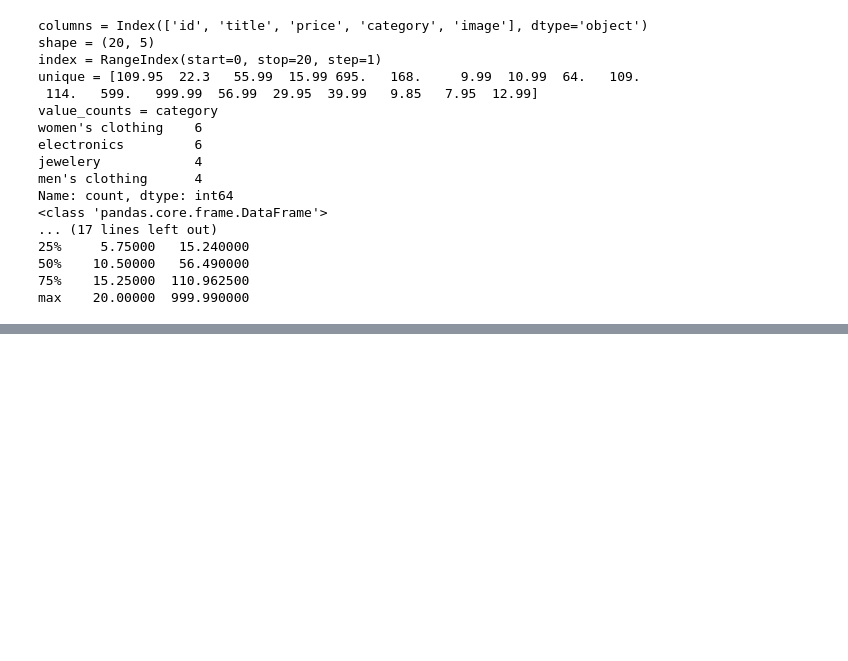
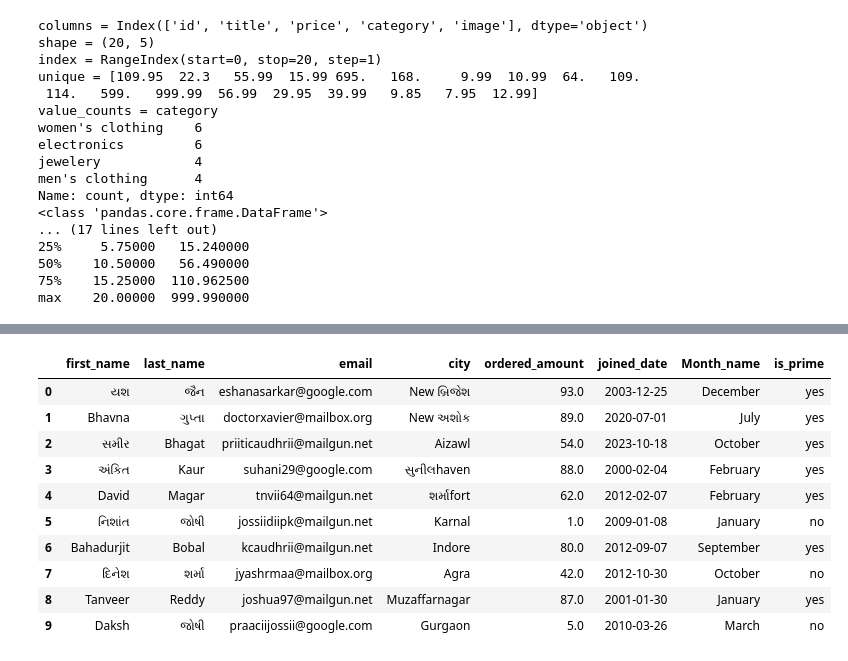
Before and after one commit to RDC28/da-ds-notes, a Jupyter notebook: revision/pandas_revision.ipynb, the cells around one changed output, grey strips where cells are left out. Saved outputs shown, nothing was run; the diff lists cells and outputs as text; code cells hidden in the pictures; blank space fills up the shorter version.

```diff
--- a/revision/pandas_revision.ipynb
+++ b/revision/pandas_revision.ipynb
@@ -270,0 +331,15 @@ max    20.00000  999.990000
+# %%
+emails = []
+for email in df['email']:
+    domain = email[-11:]
+
+    if domain == 'example.com':
+        emails.append(email.replace('example.com', 'google.com'))
+    elif domain == 'example.net':
+        emails.append(email.replace('example.net', 'mailgun.net'))
+    elif domain == 'example.org':
+        emails.append(email.replace('example.org', 'mailbox.org'))
+    else:
+        emails.append(email)
+
+emails
@@ -270,0 +364,2 @@ max    20.00000  999.990000
+# %%
+df['email'] = pd.Series(emails)
@@ -270,0 +373,3 @@ max    20.00000  999.990000
+# %%
+is_primes = ["yes" if value > 50 else "no" for value in df['ordered_amount']]
+is_primes
@@ -270,0 +394,16 @@ max    20.00000  999.990000
+# %%
+df['is_prime'] = pd.Series(is_primes)
+# %%
+df.head(10)
+# %% [output]
+|  | first_name | last_name | email | city | ordered_amount | joined_date | Month_name | is_prime |
+| 0 | યશ | જૈન | eshanasarkar@google.com | New બ્રિજેશ | 93.0 | 2003-12-25 | December | yes |
+| 1 | Bhavna | ગુપ્તા | doctorxavier@mailbox.org | New અશોક | 89.0 | 2020-07-01 | July | yes |
+| 2 | સમીર | Bhagat | priiticaudhrii@mailgun.net | Aizawl | 54.0 | 2023-10-18 | October | yes |
+| 3 | અંકિત | Kaur | suhani29@google.com | સુનીલhaven | 88.0 | 2000-02-04 | February | yes |
+| 4 | David | Magar | tnvii64@mailgun.net | શર્માfort | 62.0 | 2012-02-07 | February | yes |
+| 5 | નિશાંત | જોષી | jossiidiipk@mailgun.net | Karnal | 1.0 | 2009-01-08 | January | no |
+| 6 | Bahadurjit | Bobal | kcaudhrii@mailgun.net | Indore | 80.0 | 2012-09-07 | September | yes |
+| 7 | દિનેશ | શર્મા | jyashrmaa@mailbox.org | Agra | 42.0 | 2012-10-30 | October | no |
+| 8 | Tanveer | Reddy | joshua97@mailgun.net | Muzaffarnagar | 87.0 | 2001-01-30 | January | yes |
+| 9 | Daksh | જોષી | praaciijossii@google.com | Gurgaon | 5.0 | 2010-03-26 | March | no |
```
Also changed, not shown: parts of 13 cells of this notebook.
